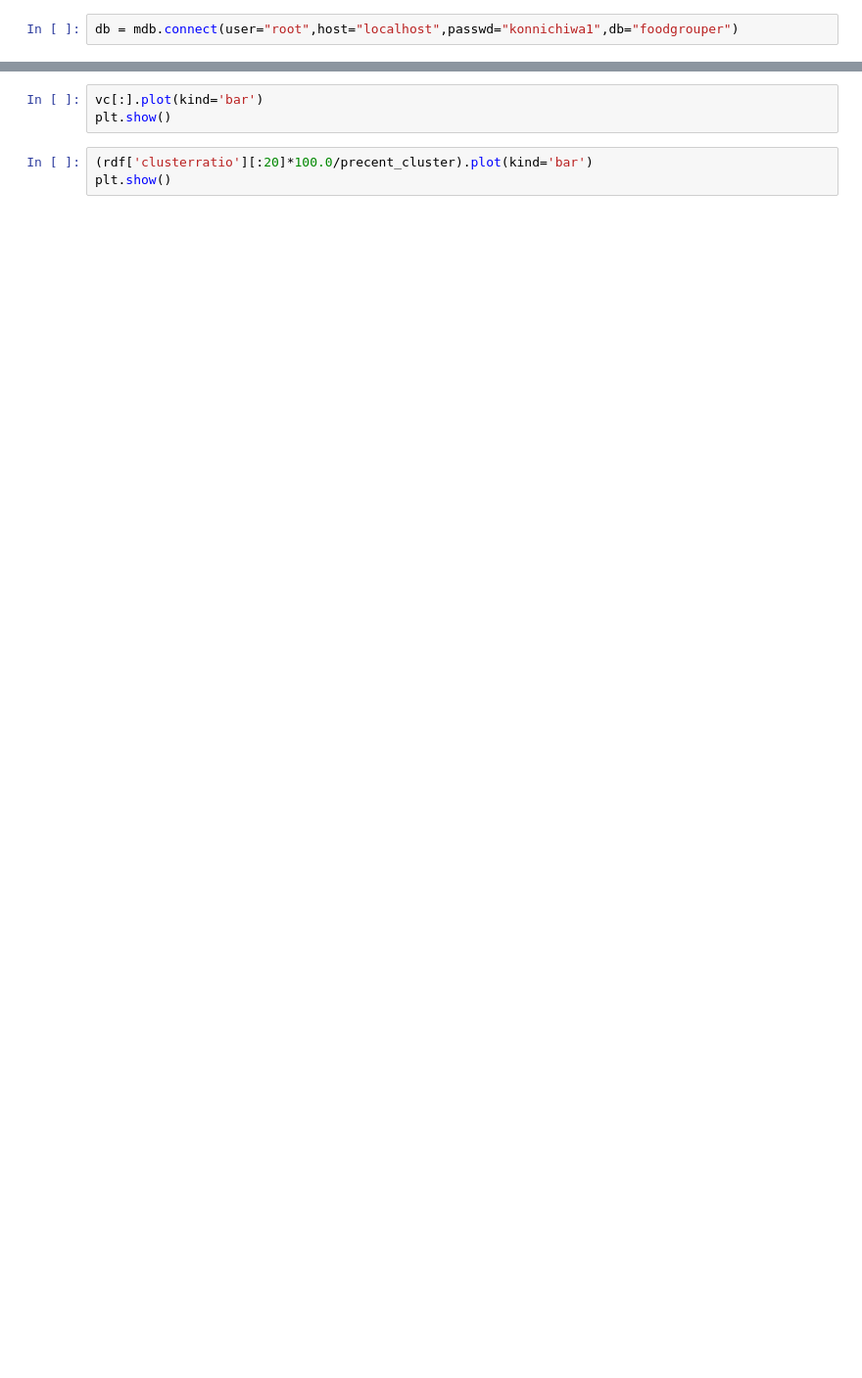
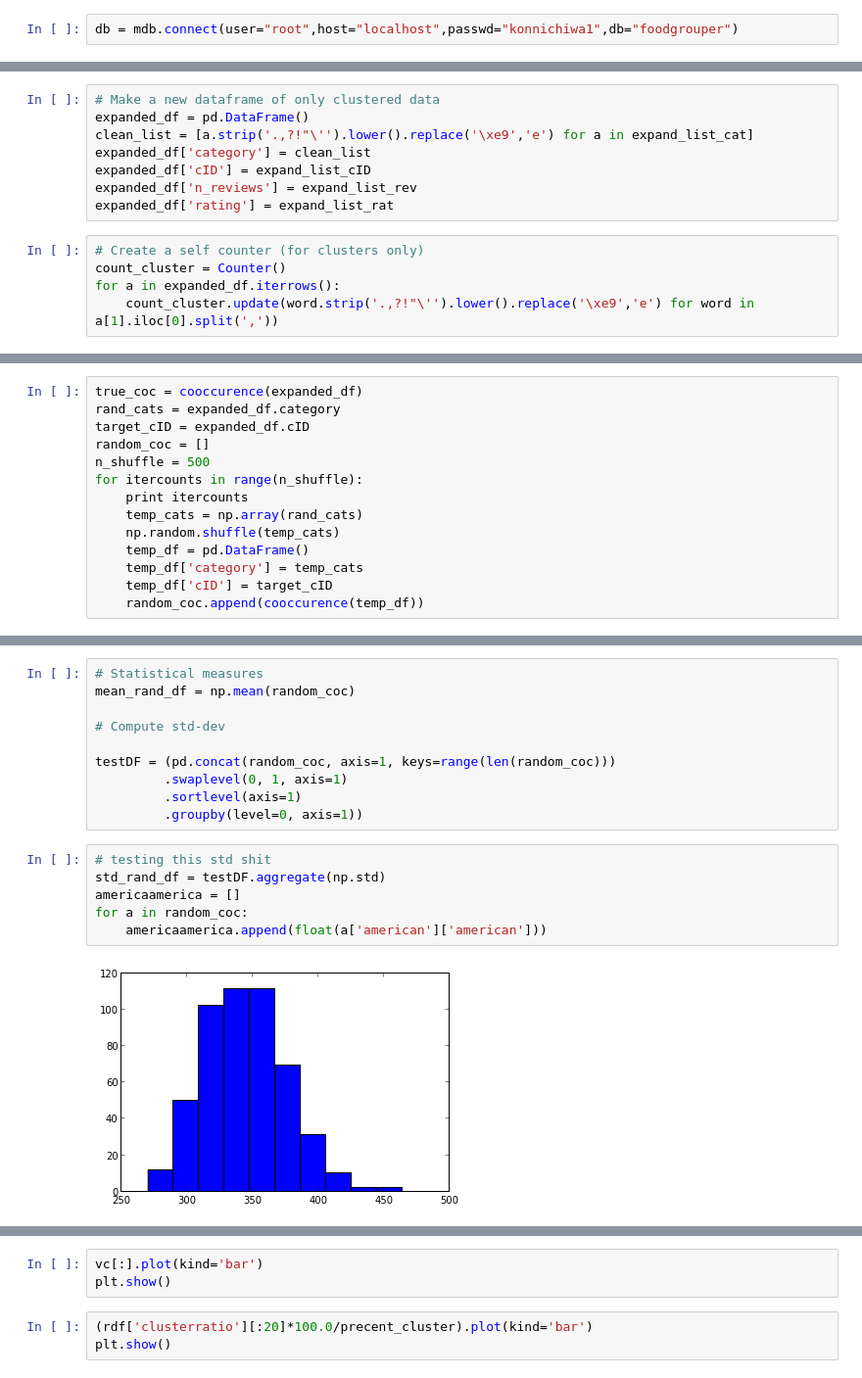
Before and after one commit to BruisingCurve/foodGrouper, a Jupyter notebook: story/DataStory.ipynb, the cells around one changed output, grey strips where cells are left out. Shown: that part at 98% size. Cells and saved outputs as stored; diff of their text form; blank space fills up the shorter version.

```diff
--- a/story/DataStory.ipynb
+++ b/story/DataStory.ipynb
@@ -112,0 +87,13 @@ cocc.to_csv('/Users/Admin/Desktop/cocc10',' ')
+# %%
+# Make a new dataframe of only clustered data
+expanded_df = pd.DataFrame()
+clean_list = [a.strip('.,?!"\'').lower().replace('\xe9','e') for a in expand_list_cat]
+expanded_df['category'] = clean_list
+expanded_df['cID'] = expand_list_cID
+expanded_df['n_reviews'] = expand_list_rev
+expanded_df['rating'] = expand_list_rat
+# %%
+# Create a self counter (for clusters only)
+count_cluster = Counter()
+for a in expanded_df.iterrows():
+    count_cluster.update(word.strip('.,?!"\'').lower().replace('\xe9','e') for word in a[1].iloc[0].split(','))
@@ -112,0 +123,14 @@ cocc.to_csv('/Users/Admin/Desktop/cocc10',' ')
+# %%
+true_coc = cooccurence(expanded_df)
+rand_cats = expanded_df.category
+target_cID = expanded_df.cID
+random_coc = []
+n_shuffle = 500
+for itercounts in range(n_shuffle):
+    print itercounts
+    temp_cats = np.array(rand_cats)
+    np.random.shuffle(temp_cats)
+    temp_df = pd.DataFrame()
+    temp_df['category'] = temp_cats
+    temp_df['cID'] = target_cID
+    random_coc.append(cooccurence(temp_df))
@@ -112,0 +155,18 @@ cocc.to_csv('/Users/Admin/Desktop/cocc10',' ')
+# %%
+# Statistical measures
+mean_rand_df = np.mean(random_coc)
+
+# Compute std-dev
+
+testDF = (pd.concat(random_coc, axis=1, keys=range(len(random_coc)))
+         .swaplevel(0, 1, axis=1)
+         .sortlevel(axis=1)
+         .groupby(level=0, axis=1))
+# %%
+# testing this std shit
+std_rand_df = testDF.aggregate(np.std)
+americaamerica = []
+for a in random_coc:
+    americaamerica.append(float(a['american']['american']))
+# %% [output]
+[figure, added]
```
Also changed, not shown: parts of 38 cells of this notebook, 19 other files.
